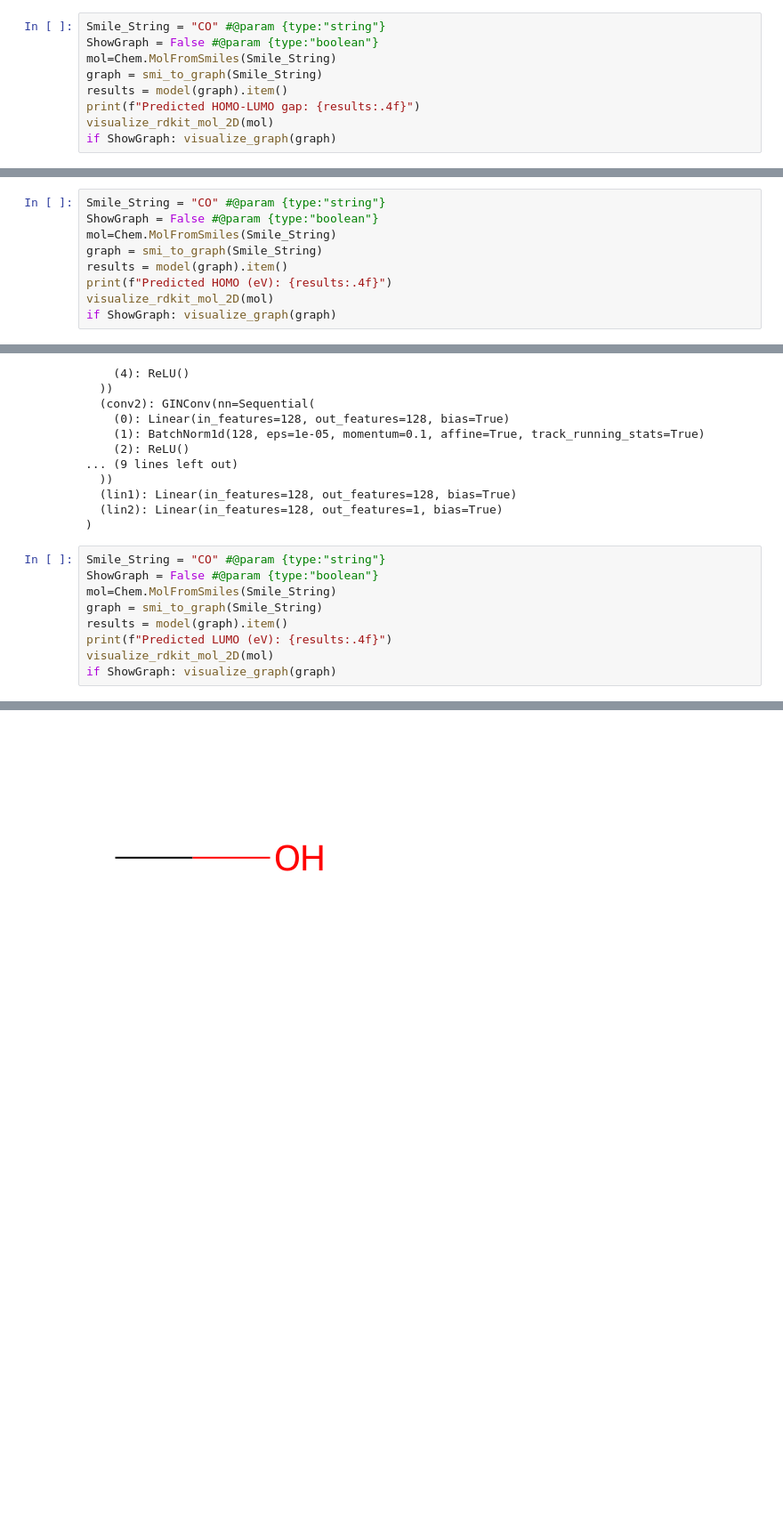
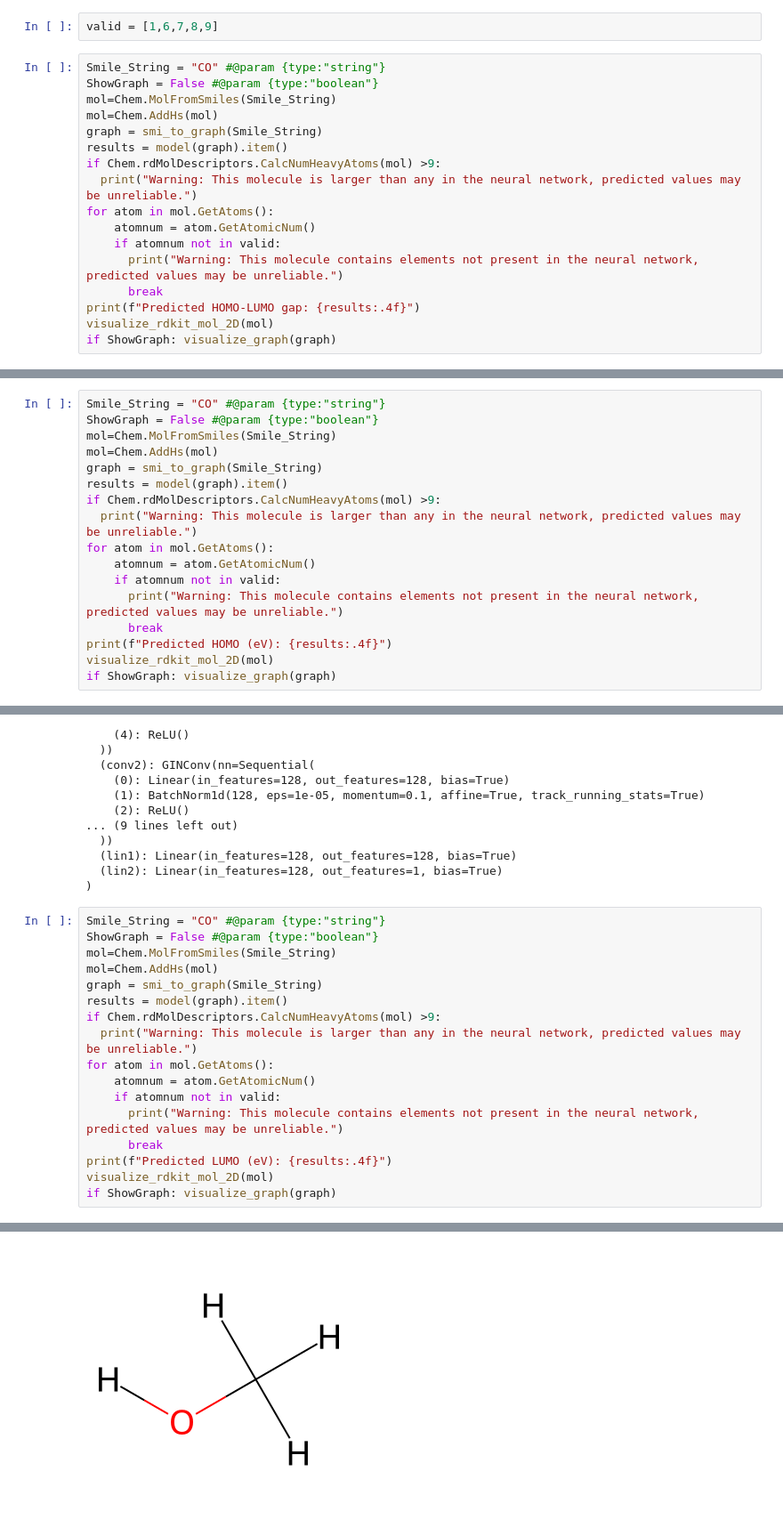
Before and after one commit to Simbab13/CHEM5610-Final-ScottWatson, a Jupyter notebook: FinalEval.ipynb, the cells around one changed output, grey strips where cells are left out. Shown at 89% size. Drawn from its saved outputs; the diff is of its cells as text; blank space fills up the shorter version.

```diff
--- a/FinalEval.ipynb
+++ b/FinalEval.ipynb
@@ -531,12 +554,22 @@ GIN(
   (lin1): Linear(in_features=128, out_features=128, bias=True)
   (lin2): Linear(in_features=128, out_features=1, bias=True)
 )
+# %%
+valid = [1,6,7,8,9]
 # %%
 Smile_String = "CO" #@param {type:"string"}
 ShowGraph = False #@param {type:"boolean"}
 mol=Chem.MolFromSmiles(Smile_String)
+mol=Chem.AddHs(mol)
 graph = smi_to_graph(Smile_String)
 results = model(graph).item()
+if Chem.rdMolDescriptors.CalcNumHeavyAtoms(mol) >9:
+  print("Warning: This molecule is larger than any in the neural network, predicted values may be unreliable.")
+for atom in mol.GetAtoms():
+    atomnum = atom.GetAtomicNum()
+    if atomnum not in valid:
+      print("Warning: This molecule contains elements not present in the neural network, predicted values may be unreliable.")
+      break
 print(f"Predicted HOMO-LUMO gap: {results:.4f}")
 visualize_rdkit_mol_2D(mol)
 if ShowGraph: visualize_graph(graph)
@@ -585,8 +618,16 @@ GIN(
 Smile_String = "CO" #@param {type:"string"}
 ShowGraph = False #@param {type:"boolean"}
 mol=Chem.MolFromSmiles(Smile_String)
+mol=Chem.AddHs(mol)
 graph = smi_to_graph(Smile_String)
 results = model(graph).item()
+if Chem.rdMolDescriptors.CalcNumHeavyAtoms(mol) >9:
+  print("Warning: This molecule is larger than any in the neural network, predicted values may be unreliable.")
+for atom in mol.GetAtoms():
+    atomnum = atom.GetAtomicNum()
+    if atomnum not in valid:
+      print("Warning: This molecule contains elements not present in the neural network, predicted values may be unreliable.")
+      break
 print(f"Predicted HOMO (eV): {results:.4f}")
 visualize_rdkit_mol_2D(mol)
 if ShowGraph: visualize_graph(graph)
@@ -634,12 +675,20 @@ GIN(
 # %%
 Smile_String = "CO" #@param {type:"string"}
 ShowGraph = False #@param {type:"boolean"}
 mol=Chem.MolFromSmiles(Smile_String)
+mol=Chem.AddHs(mol)
 graph = smi_to_graph(Smile_String)
 results = model(graph).item()
+if Chem.rdMolDescriptors.CalcNumHeavyAtoms(mol) >9:
+  print("Warning: This molecule is larger than any in the neural network, predicted values may be unreliable.")
+for atom in mol.GetAtoms():
+    atomnum = atom.GetAtomicNum()
+    if atomnum not in valid:
+      print("Warning: This molecule contains elements not present in the neural network, predicted values may be unreliable.")
+      break
 print(f"Predicted LUMO (eV): {results:.4f}")
 visualize_rdkit_mol_2D(mol)
 if ShowGraph: visualize_graph(graph)
 # %% [output]
 Predicted LUMO (eV): 0.0692
-[figure, old version]
+[figure, new version]
```
Also changed, not shown: parts of 4 cells of this notebook.
